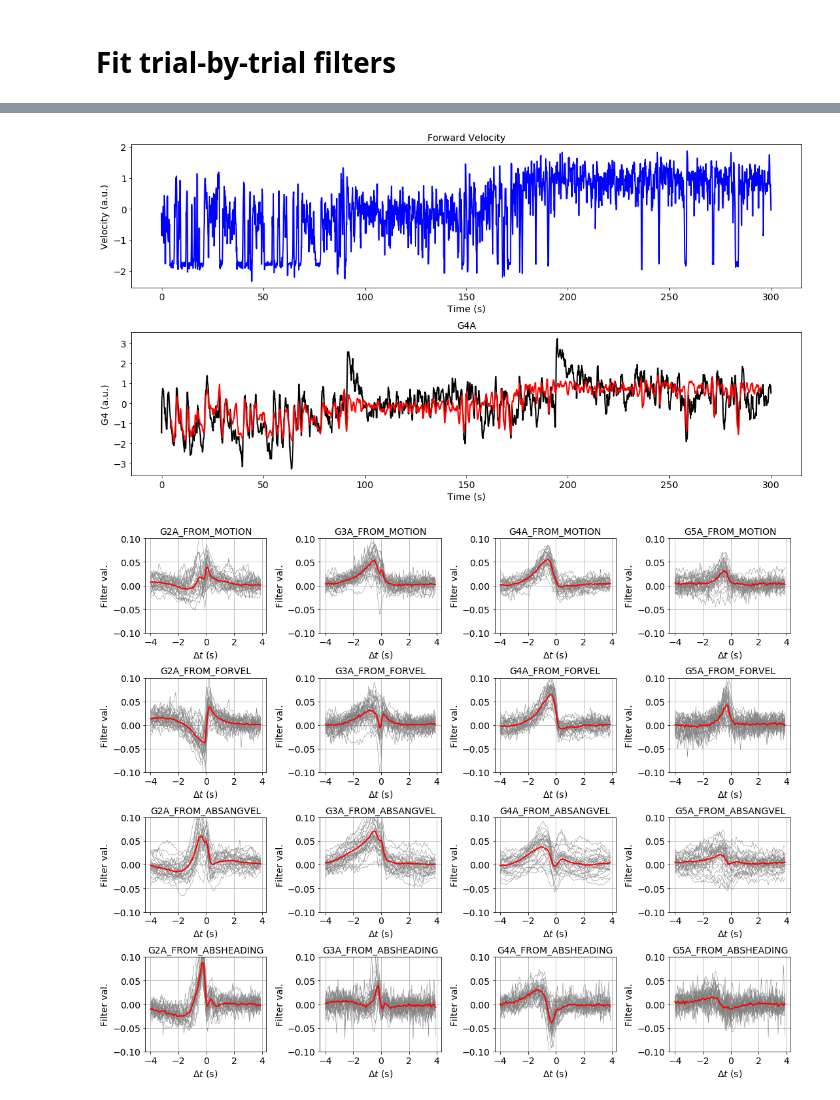
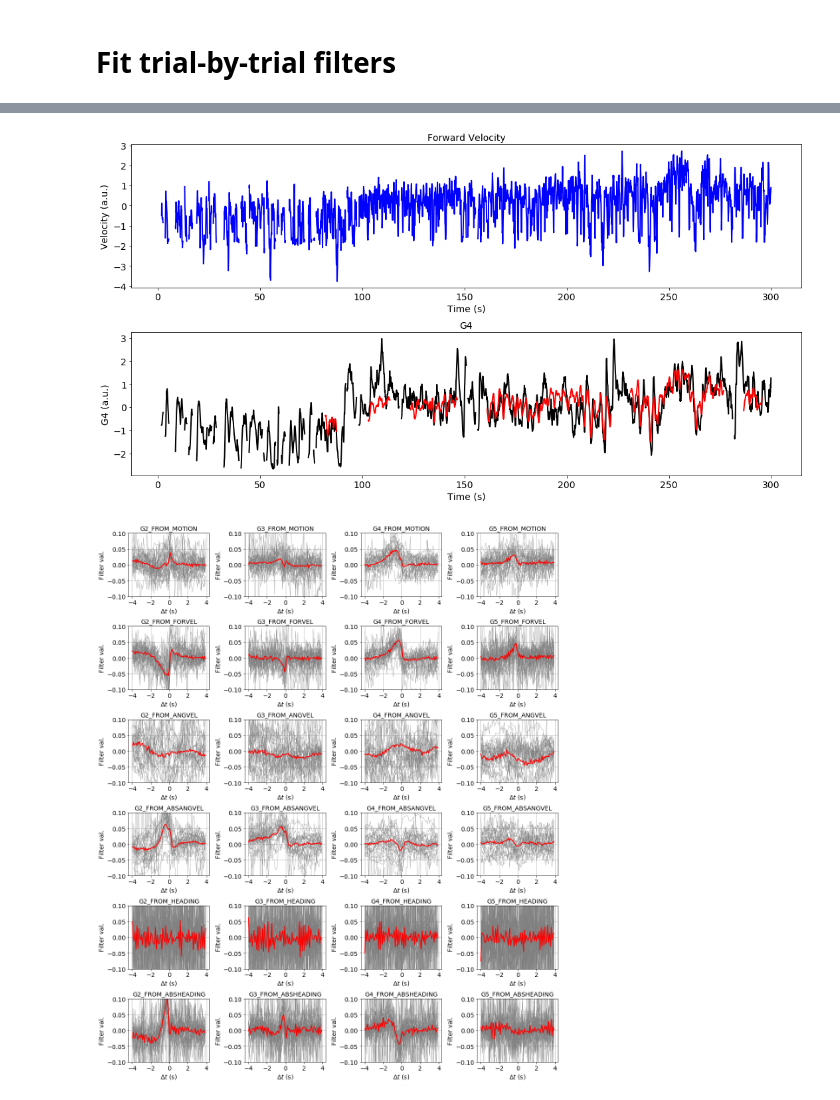
Before and after one commit to rkp8000/mushroom_mushroom, a Jupyter notebook: 3_dan_from_behav_filters_trial_by_trial.ipynb, the cells around one changed output, grey strips where cells are left out. Cells and saved outputs as stored; diff of their text form; code cells hidden in the pictures.

```diff
--- a/3_dan_from_behav_filters_trial_by_trial.ipynb
+++ b/3_dan_from_behav_filters_trial_by_trial.ipynb
@@ -6,6 +6,7 @@ import os
 import matplotlib.pyplot as plt
 import numpy as np
 import pandas as pd
+from scipy import stats
 from sklearn import linear_model
 
 from disp import set_font_size
@@ -17,11 +18,11 @@ from lin_fit import fit_h
 EXPT = 'CL_180_HighFlow_ACV'
 
 COLORS = {
-    'G2A': 'r', 'G3A': 'c', 'G4A': 'g', 'G5A': 'm',
+    'G2': 'r', 'G3': 'c', 'G4': 'g', 'G5': 'm',
     'Motion': 'k', 'ForVel': 'k', 'AngVel': 'k', 'AbsAngVel': 'k', 'Heading': 'k', 'AbsHeading': 'k',
 }
 
-MVNG_ONLY = False
+MVNG_ONLY = True
 T_WDW = [-4.5, 4.5]  # must be symmetric to ensure correct convolution
 TRUNCATE = 5  # num timepoints to truncate for edge effects
 
@@ -34,7 +35,7 @@ XMPL_TRIALS = {
     ('CL_180_HighFlow_ACV', True): '20170111.Fly2.3',
 }
 
-TARGS = ['G2A', 'G3A', 'G4A', 'G5A']
+TARGS = ['G2', 'G3', 'G4', 'G5']
 SRCS = ['Motion', 'ForVel', 'AngVel', 'AbsAngVel', 'Heading', 'AbsHeading']
 DT = 0.1
 T_WDW_TR = [DT * (int(T_WDW[0]/DT) + TRUNCATE), DT * (int(T_WDW[1]/DT) - TRUNCATE)]
@@ -76,7 +77,7 @@ for fly in os.listdir(DATA_DIR):
         data_u_['AbsAngVel'] = np.abs(data_u_['AngVel'])
         data_u_['AbsHeading'] = np.abs(data_u_['Heading'])
         data_u_ = data_u_.rename(
-            columns={'G2_avg': 'G2A', 'G3_avg': 'G3A', 'G4_avg': 'G4A', 'G5_avg': 'G5A'})
+            columns={'G2_avg': 'G2', 'G3_avg': 'G3', 'G4_avg': 'G4', 'G5_avg': 'G5'})
 
         # subsample data if MVNG_ONLY is True
         if MVNG_ONLY:
@@ -191,9 +232,9 @@ axs[0].set_title('Forward Velocity')
 axs[0].set_xlabel('Time (s)')
 axs[0].set_ylabel('Velocity (a.u.)')
 
-axs[1].plot(df['TIME'], df['G4A'], color='k', lw=2)
-axs[1].plot(df['TIME'], df['G4A_FROM_FORVEL'], color='r', lw=2)
-axs[1].set_title('G4A')
+axs[1].plot(df['TIME'], df['G4'], color='k', lw=2)
+axs[1].plot(df['TIME'], df['G4_FROM_FORVEL'], color='r', lw=2)
+axs[1].set_title('G4')
 axs[1].set_xlabel('Time (s)')
 axs[1].set_ylabel('G4 (a.u.)')
 
@@ -202,45 +243,43 @@ for ax in axs:
 
 fig.savefig(os.path.join(SAVE_DIR, '{}.pdf'.format(sfx[:-4])))
 # %% [output]
-[figure, old version]
+[figure, new version]
 # %%
 # plot filters
 y_lim = (-.1, .1)
 n_xmpls = 30
-srcs = ['Motion', 'ForVel', 'AbsAngVel', 'AbsHeading']
-targs = ['G2A', 'G3A', 'G4A', 'G5A']
 
-fig, axs = plt.subplots(len(srcs), len(targs), figsize=(15, 3*len(srcs)), tight_layout=True)
+fig, axs = plt.subplots(len(SRCS), len(TARGS), figsize=(15, 3*len(SRCS)), tight_layout=True)
 
-for src, ax_row in zip(srcs, axs):
-    for targ, ax in zip(targs, ax_row):
+for src, ax_row in zip(SRCS, axs):
+    for targ, ax in zip(TARGS, ax_row):
         k = '{}_FROM_{}'.format(targ, src.upper())
 
         if MVNG_ONLY:
             sfx = '{}_{}_T_WDW_{}_{}_MVNG_ONLY.csv'.format(EXPT, k, *T_WDW_TR)
         else:
             sfx = '{}_{}_T_WDW_{}_{}.csv'.format(EXPT, k, *T_WDW_TR)
 
         df = pd.read_csv(os.path.join(SAVE_DIR, sfx), index_col=0)
 
         # random trials
-        ax.plot(t_h[TRUNCATE:-TRUNCATE], np.array(df.sample(n_xmpls)).T[2:], lw=.5, color='gray')
+        ax.plot(t_h[TRUNCATE:-TRUNCATE], np.array(df.sample(n_xmpls)).T[3:], lw=.5, color='gray')
 
         # mean
-        ax.plot(t_h[TRUNCATE:-TRUNCATE], np.array(df.mean())[2:], lw=2, color='r')
+        ax.plot(t_h[TRUNCATE:-TRUNCATE], np.array(df.mean())[3:], lw=2, color='r')
 
         ax.set_ylim(y_lim)
 
         ax.set_xlabel('$\Delta t$ (s)')
         ax.set_ylabel('Filter val.')
         ax.set_title(k)
 
         ax.grid()
         set_font_size(ax, 14)
 
 if MVNG_ONLY:
     fig.savefig(os.path.join(SAVE_DIR, '{}_T_WDW_{}_{}_MVNG_ONLY.pdf'.format(EXPT, *T_WDW_TR)))
 else:
     fig.savefig(os.path.join(SAVE_DIR, '{}_T_WDW_{}_{}.pdf'.format(EXPT, *T_WDW_TR)))
 # %% [output]
-[figure, old version]
+[figure, new version]
```
Also changed, not shown: parts of 5 cells of this notebook, 3 other files.
